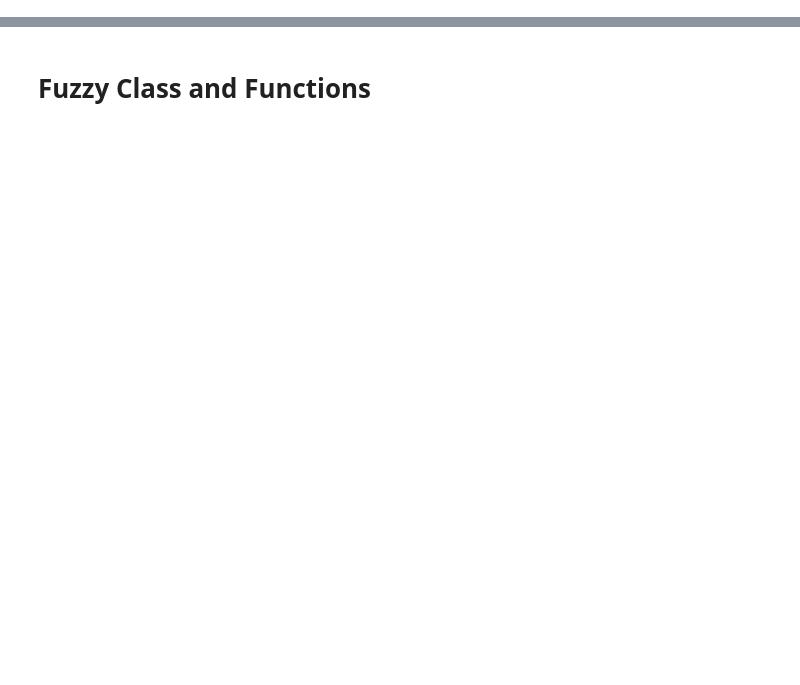
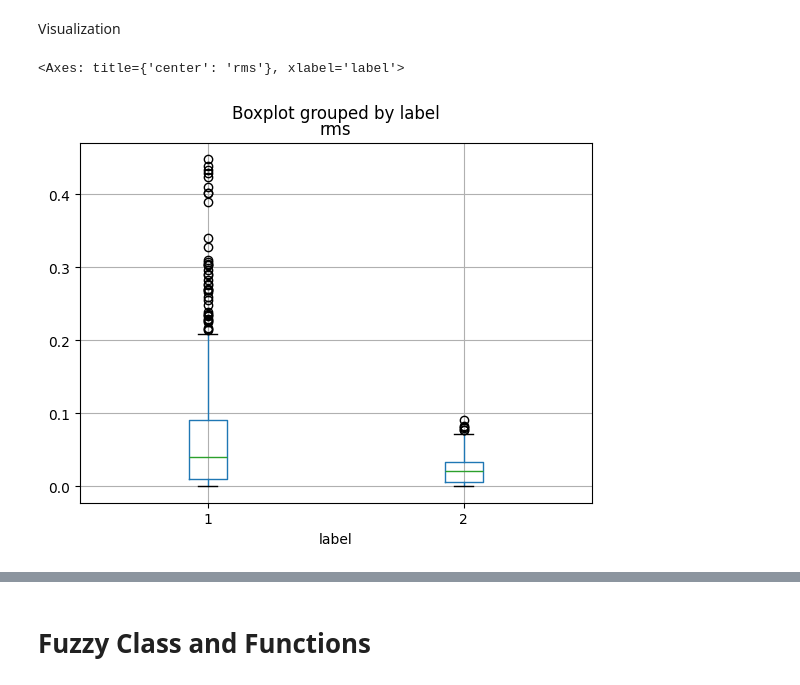
Before and after one commit to FathanAM0/Dasar-Kecerdasan-Artificial_Tugas-Besar, a Jupyter notebook: code_Fuzzy.ipynb, the cells around one changed output, grey strips where cells are left out. Cells and saved outputs as stored; diff of their text form; code cells hidden in the pictures; blank space fills up the shorter version.

```diff
--- a/code_Fuzzy.ipynb
+++ b/code_Fuzzy.ipynb
@@ -10,0 +15,3 @@ THRESHOLD = 0.5
+# %%
+with open(r"C:\Users\Lulay\Documents\GitHub\Dasar-Kecerdasan-Artificial_Tugas-Besar\Dataset\dataset_labelled.pkl", "rb") as f:
+    dataset = pickle.load(f)
@@ -10,0 +24,4 @@ THRESHOLD = 0.5
+# %%
+X = [[data[3], data[4]] for data in dataset]
+original_labels = [int(data[2]) for data in dataset]
+y = [1 if label in (0, 1) else 2 for label in original_labels]
@@ -10,0 +44,3 @@ THRESHOLD = 0.5
+# %%
+df_raw = pd.DataFrame(X, columns=['rms', 'zcr'])
+df_raw['label'] = y
@@ -10,0 +62,7 @@ THRESHOLD = 0.5
+# %% [markdown]
+Visualization
+# %%
+df_raw.boxplot(column=['rms'], by='label')
+# %% [output]
+<Axes: title={'center': 'rms'}, xlabel='label'>
+[figure, added]
```
Also changed, not shown: parts of 35 cells of this notebook.
